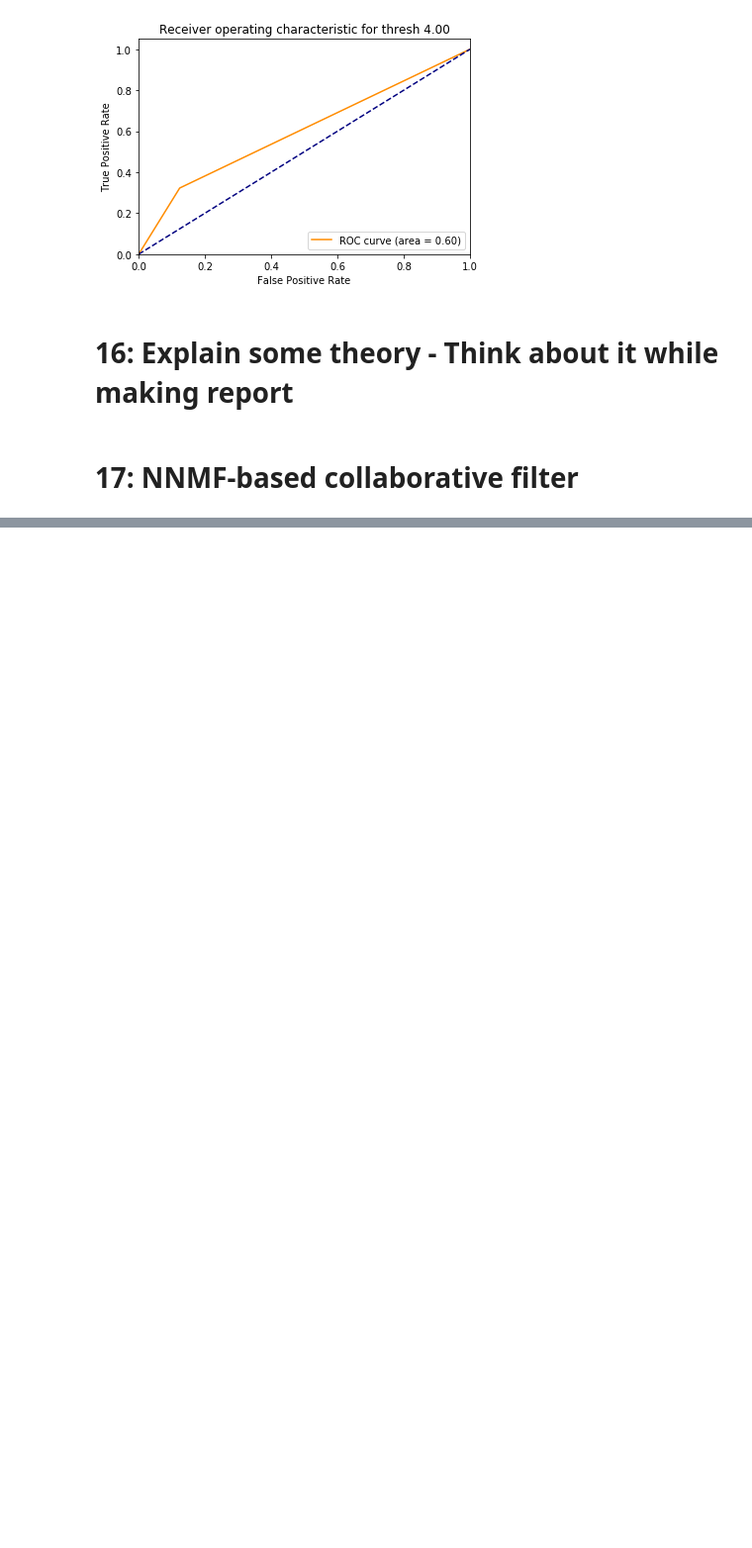
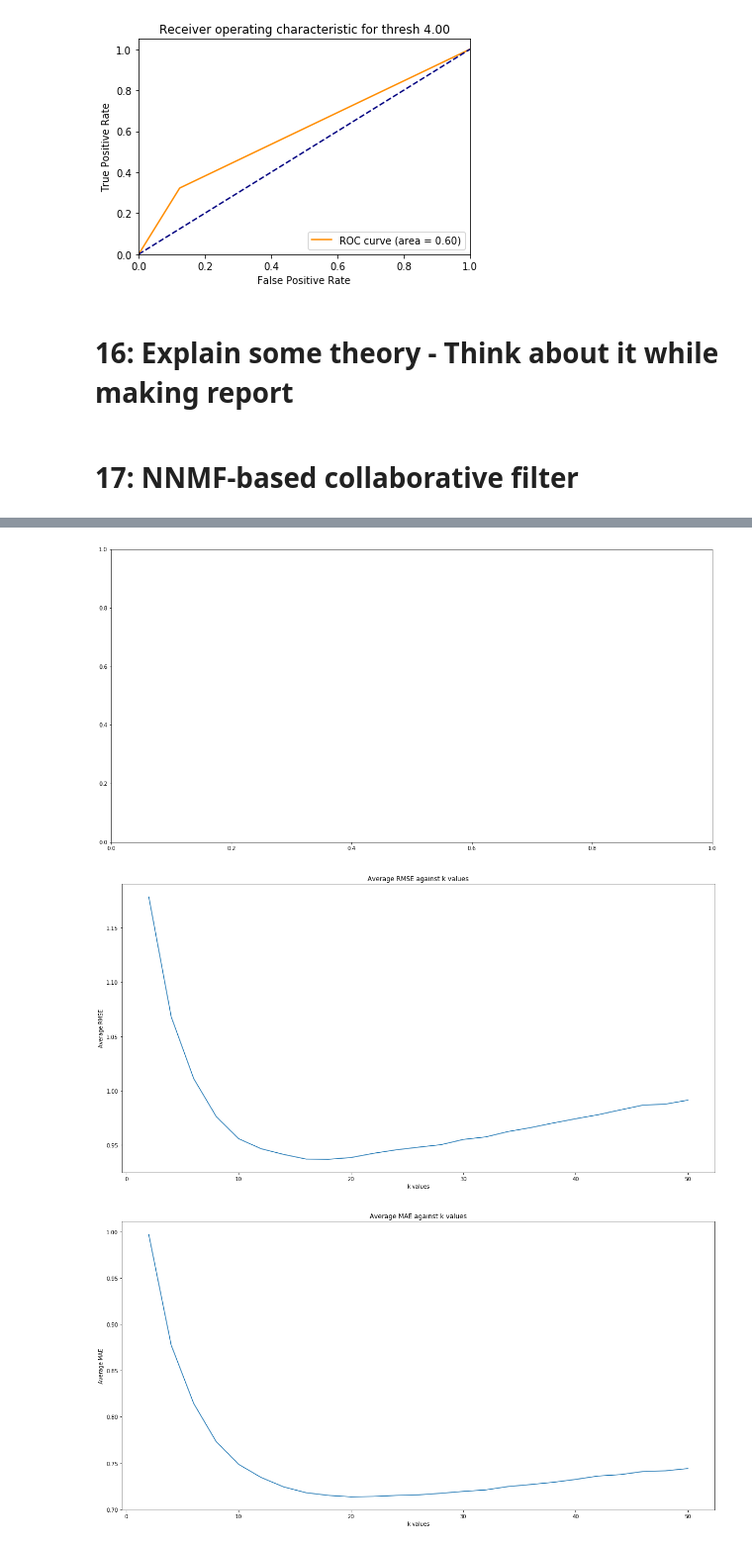
Before and after one commit to shrey-agarwal/Large-Scale-Data-Mining, a Jupyter notebook: Project 3/project3.ipynb, the cells around one changed output, grey strips where cells are left out. Shown at 99% size. Cells and saved outputs as stored; diff of their text form; code cells hidden in the pictures; blank space fills up the shorter version.

```diff
--- a/Project 3/project3.ipynb
+++ b/Project 3/project3.ipynb
@@ -111,7 +111,7 @@ def plot_rmse_mae(val):
         mean_mae.append(sum(val[i]['test_mae'])/len(val[i]['test_mae']))
 
     plt.figure(figsize=(20,10))
-    plt.plot(range(2,101,2), mean_rmse)
+    plt.plot(range(2,51,2), mean_rmse)
 
     plt.xlabel('k values')
     plt.ylabel('Average RMSE')
@@ -119,7 +119,7 @@ def plot_rmse_mae(val):
     plt.show()
 
     plt.figure(figsize=(20,10))
-    plt.plot(range(2,101,2), mean_mae)
+    plt.plot(range(2,51,2), mean_mae)
 
     plt.xlabel('k values')
     plt.ylabel('Average MAE')
@@ -422,7 +422,7 @@ if not load_model:
 
     #Dump the results to knnFull.pkl
     with open('models/NNMF_models_full.pkl','wb') as f:
-        pickle.dump(val,f)
+        pickle.dump(nmf_models,f)
 else:
     nmf_models = pickle.load(open('models/NNMF_models_full.pkl','rb'))
 
@@ -433,0 +452,6 @@ KeyboardInterrupt:
+# %%
+plot_rmse_mae(nmf_models)
+# %% [output]
+[figure, added]
+[figure, added]
+[figure, added]
```
Also changed, not shown: parts of 2 cells of this notebook.
